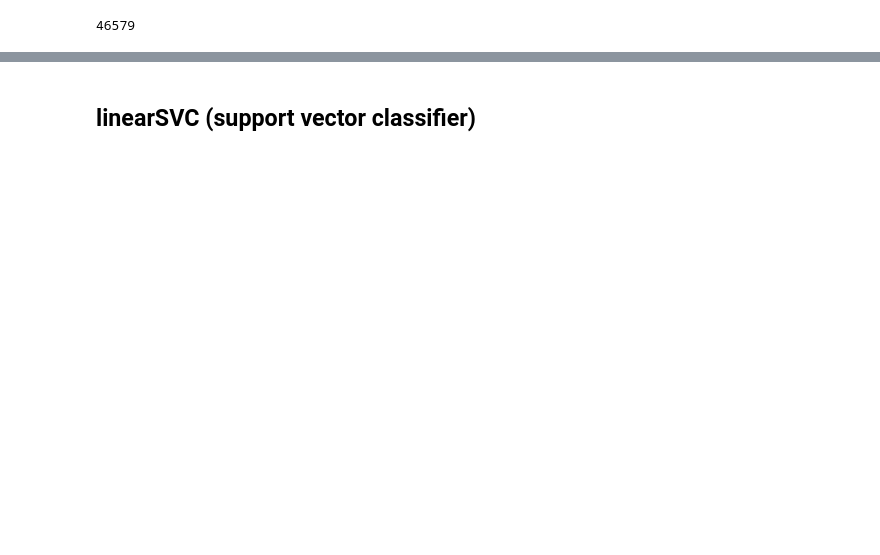
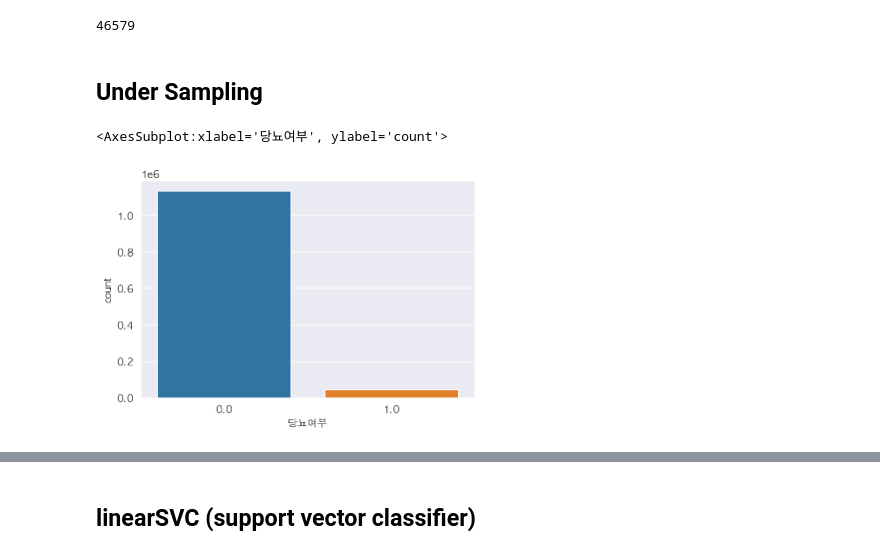
Before and after one commit to A-9-ZZIM/A-9-ZZIM-document, a Jupyter notebook: materials/Model 사용/LinearSVC.ipynb, the cells around one changed output, grey strips where cells are left out. Cells and saved outputs as stored; diff of their text form; code cells hidden in the pictures; blank space fills up the shorter version.

```diff
--- a/materials/Model 사용/LinearSVC.ipynb
+++ b/materials/Model 사용/LinearSVC.ipynb
@@ -110,2 +96,4 @@ sum(y == 1)
 # %% [output]
 46579
+# %% [markdown]
+## Under Sampling
@@ -111,0 +112,5 @@ sum(y == 1)
+# %%
+sns.countplot('당뇨여부',data=data)
+# %% [output]
+<AxesSubplot:xlabel='당뇨여부', ylabel='count'>
+[figure, added]
```
Also changed, not shown: parts of 91 cells of this notebook.
